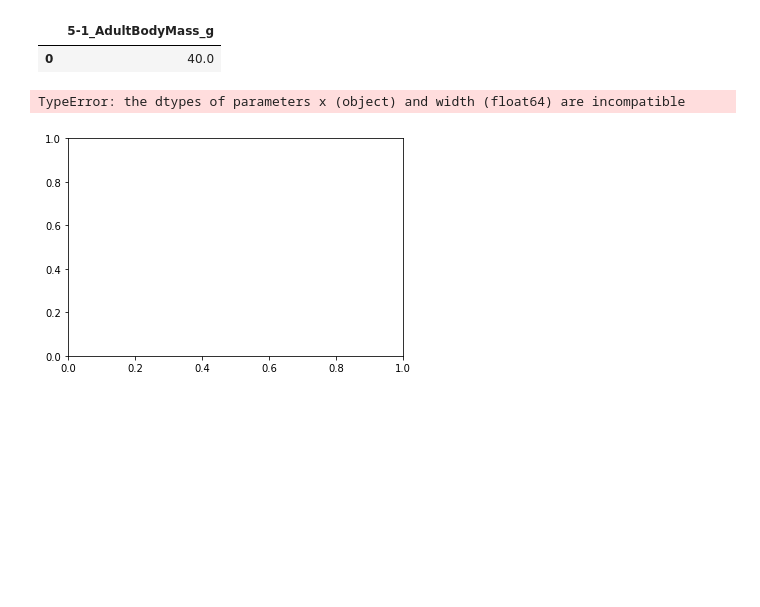
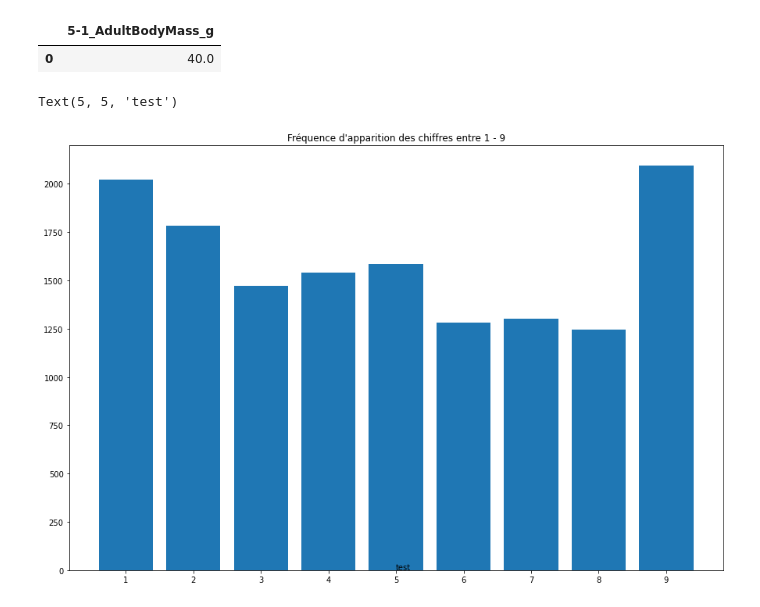
Before and after one commit to richmartins/ISD_L3, a Jupyter notebook: animaux.ipynb, the cells around one changed output. Cells and saved outputs as stored; diff of their text form; code cells hidden in the pictures; blank space fills up the shorter version.

```diff
--- a/animaux.ipynb
+++ b/animaux.ipynb
@@ -127,16 +126,26 @@ filteredData[["5-1_AdultBodyMass_g"]].mode()
 # %%
 # 3)
 frequency = {"1": 0, "2": 0, "3": 0, "4": 0, "5": 0,
              "6": 0, "7": 0, "8": 0, "9": 0, "9": 0}
 
 data = df[df['5-1_AdultBodyMass_g'] > 0]["5-1_AdultBodyMass_g"]
 
 for digit in frequency :
     for mass in data:
         frequency[str(digit)] += str(mass).count(str(digit))
 
-np.asarray(frequency)
-plt.bar(frequency, frequency)
+# 4)
+
+fig, ax = plt.subplots()
+
+x = range(1,10)
+plt.rcParams['figure.figsize'] = [15, 10]
+plt.xticks(x)
+plt.title('Fréquence d\'apparition des chiffres entre 1 - 9')
+ax = plt.bar(x, frequency.values())
+
+
+plt.annotate(text="test",xy=[5,5])
 # %% [output]
-TypeError: the dtypes of parameters x (object) and width (float64) are incompatible
+Text(5, 5, 'test')
-[figure, old version]
+[figure, new version]
```
Also changed, not shown: parts of 2 cells of this notebook.
